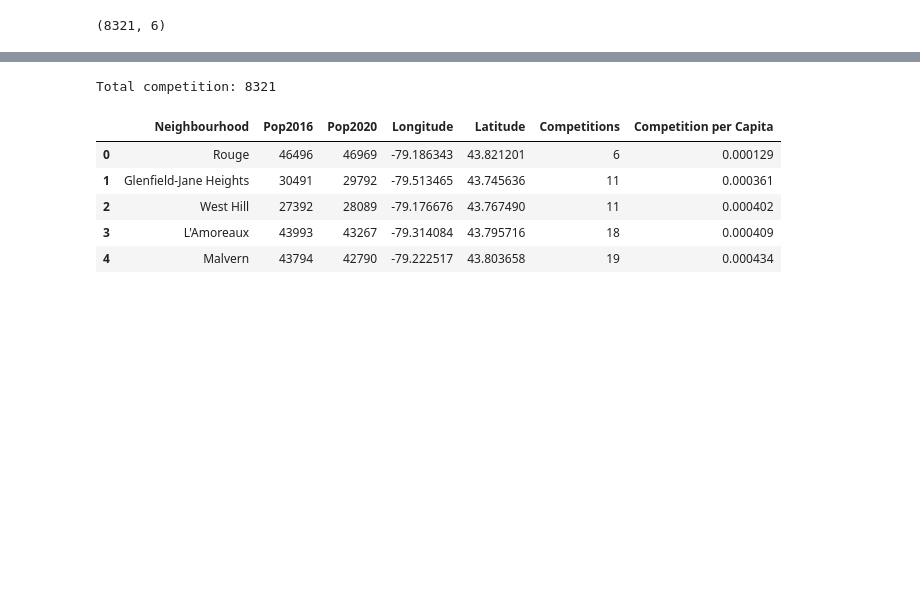
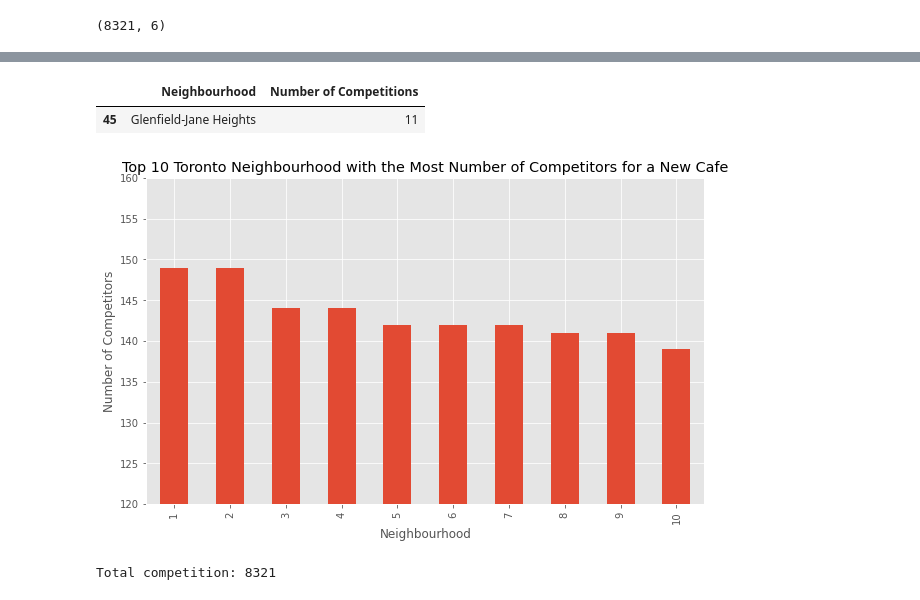
Before and after one commit to ryan-tam/Best-neighborhood-to-start-a-cafe-in-Toronto, a Jupyter notebook: Cafe.ipynb, the cells around one changed output, grey strips where cells are left out. Cells and saved outputs as stored; diff of their text form; code cells hidden in the pictures; blank space fills up the shorter version.

```diff
--- a/Cafe.ipynb
+++ b/Cafe.ipynb
@@ -387,0 +408,14 @@ num_com
+# %%
+#group number of competition by neighbourhood
+num_com = toronto_venues.groupby('Neighbourhood').count()
+com_show = pd.DataFrame(num_com['Venue'])
+com_show.rename(columns={'Venue':'Number of Competitions'}, inplace=True)
+com_show.reset_index(inplace=True)
+com_show.sort_values(by='Number of Competitions', ascending=False, inplace=True)
+#com_show.head(20).style.hide_index()
+bar_com_show = com_show.head(10)
+bar_com_show.reset_index(drop=True, inplace=True)
+#bar_com_show.set_index('Neighbourhood', inplace=True)
+#bar_com_show.sort_values(by='Number of Competitions', ascending=True, inplace=True)
+bar_com_show.index = bar_com_show.index + 1
+bar_com_show
@@ -388,3 +434,20 @@ num_com
+# %%
+add=com_show.loc[com_show['Neighbourhood'].str.contains('Glenfield')]
+#add.set_index('Neighbourhood', inplace=True)
+add
+# %% [output]
+|  | Neighbourhood | Number of Competitions |
+| 45 | Glenfield-Jane Heights | 11 |
+# %%
+bar_com_show.plot(kind='bar', figsize=(10, 6), legend=None, ylim=(120,160))
+
+plt.xlabel('Neighbourhood') # add to x-label to the plot
+plt.ylabel('Number of Competitors') # add y-label to the plot
+plt.title('Top 10 Toronto Neighbourhood with the Most Number of Competitors for a New Cafe') # add title to the plot
+
+plt.show()
+# %% [output]
+[figure, added]
 # %%
 #setup dataframe with neighbourhood and their number of competitions
 num_com2 = num_com[['Venue']]
@@ -407,12 +471,2 @@ tor_com['Competition per Capita'] = tor_com['Competitions'] / tor_com['Pop2016']
 tor_com.sort_values(by=['Competition per Capita', 'Pop2016'], ascending=[True, False], inplace=True)
 tor_com.reset_index(drop=True, inplace=True)
-# %%
-#result top location for our café
-tor_com.head()
-# %% [output]
-|  | Neighbourhood | Pop2016 | Pop2020 | Longitude | Latitude | Competitions | Competition per Capita |
-| 0 | Rouge | 46496 | 46969 | -79.186343 | 43.821201 | 6 | 0.000129 |
-| 1 | Glenfield-Jane Heights | 30491 | 29792 | -79.513465 | 43.745636 | 11 | 0.000361 |
-| 2 | West Hill | 27392 | 28089 | -79.176676 | 43.767490 | 11 | 0.000402 |
-| 3 | L'Amoreaux | 43993 | 43267 | -79.314084 | 43.795716 | 18 | 0.000409 |
-| 4 | Malvern | 43794 | 42790 | -79.222517 | 43.803658 | 19 | 0.000434 |
```
Also changed, not shown: parts of 20 cells of this notebook.
